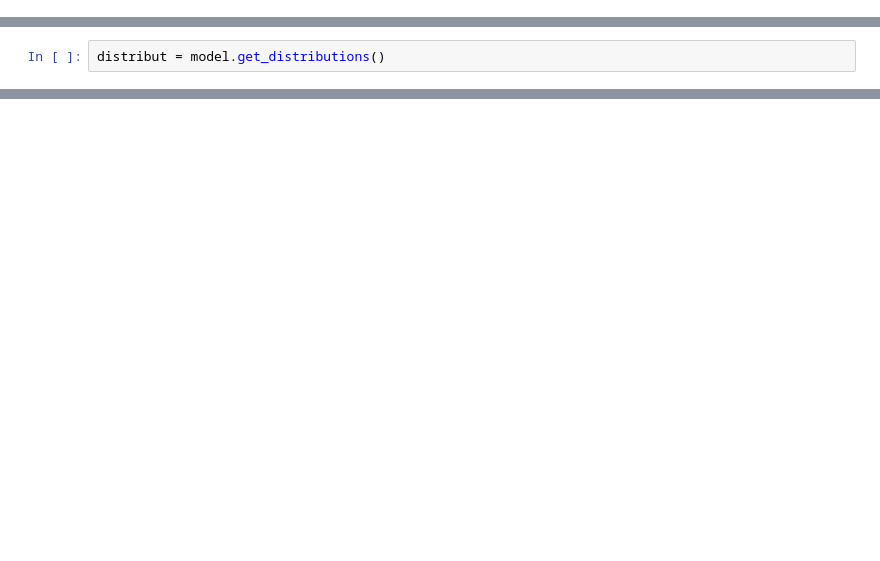
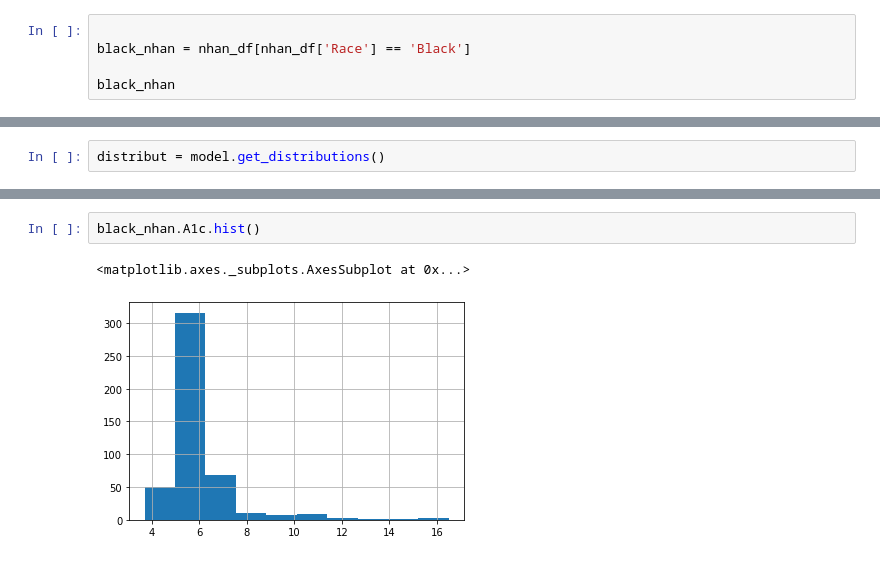
Before and after one commit to Vesper52/DAEN-690-Capstone-Project, a Jupyter notebook: Data/NHANES_SDV.ipynb, the cells around one changed output, grey strips where cells are left out. Saved outputs shown, nothing was run; the diff lists cells and outputs as text; blank space fills up the shorter version.

```diff
--- a/Data/NHANES_SDV.ipynb
+++ b/Data/NHANES_SDV.ipynb
@@ -23,0 +26,5 @@ nhan_df
+# %%
+
+black_nhan = nhan_df[nhan_df['Race'] == 'Black']
+
+black_nhan
@@ -100,0 +220,5 @@ Name: Pre_Dia, dtype: int64
+# %%
+black_nhan.A1c.hist()
+# %% [output]
+<matplotlib.axes._subplots.AxesSubplot at 0x...>
+[figure, added]
```
Also changed, not shown: parts of 25 cells of this notebook.
